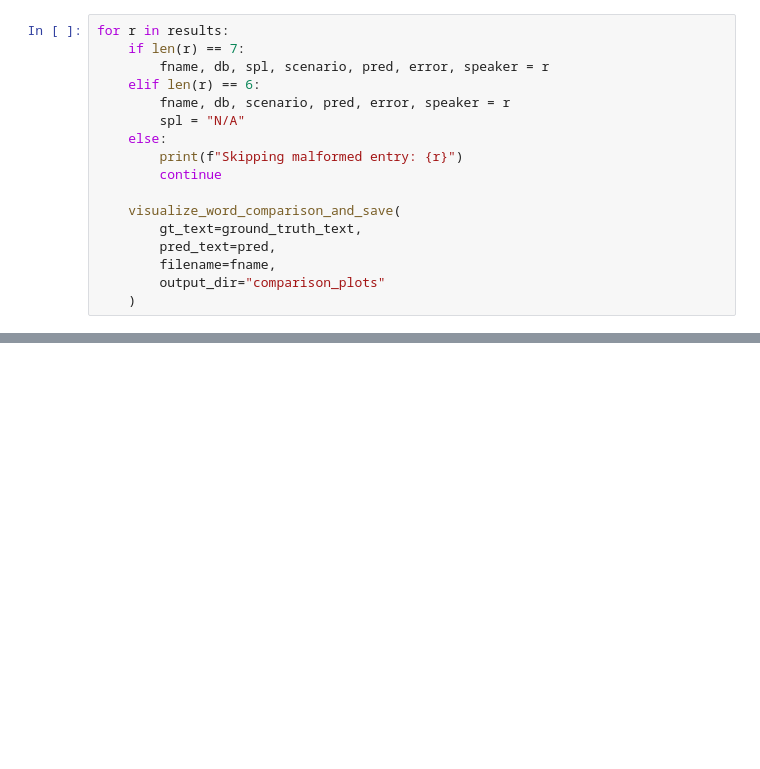
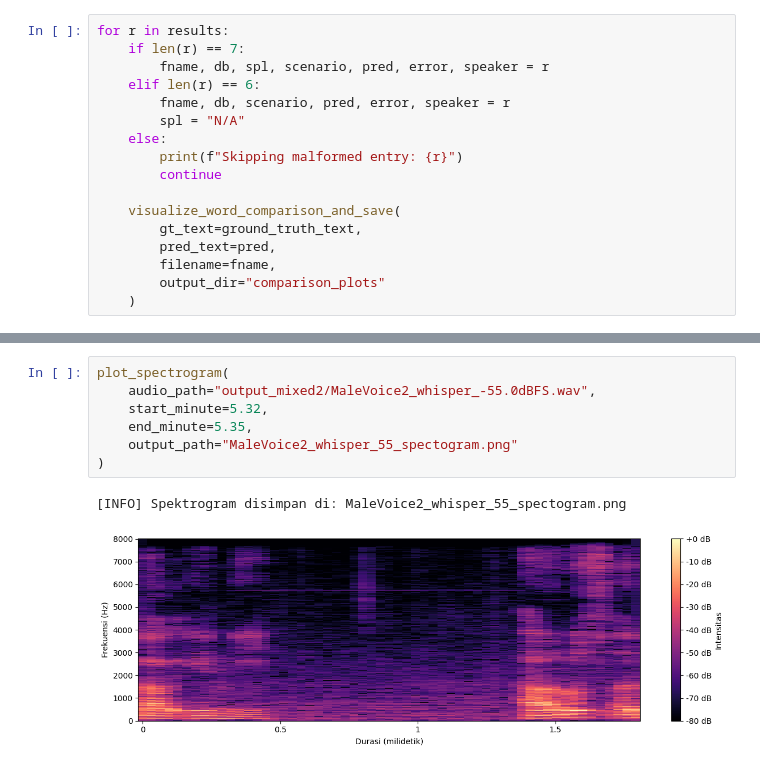
Before and after one commit to davidephraim/TugasAkhir, a Jupyter notebook: coba.ipynb, the cells around one changed output, grey strips where cells are left out. Cells and saved outputs as stored; diff of their text form; blank space fills up the shorter version.

```diff
--- a/coba.ipynb
+++ b/coba.ipynb
@@ -1136,0 +908,10 @@ for r in results:
+# %%
+plot_spectrogram(
+    audio_path="output_mixed2/MaleVoice2_whisper_-55.0dBFS.wav",
+    start_minute=5.32,
+    end_minute=5.35,
+    output_path="MaleVoice2_whisper_55_spectogram.png"
+)
+# %% [output]
+[INFO] Spektrogram disimpan di: MaleVoice2_whisper_55_spectogram.png
+[figure, added]
```
Also changed, not shown: parts of 32 cells of this notebook, 28 other files.
